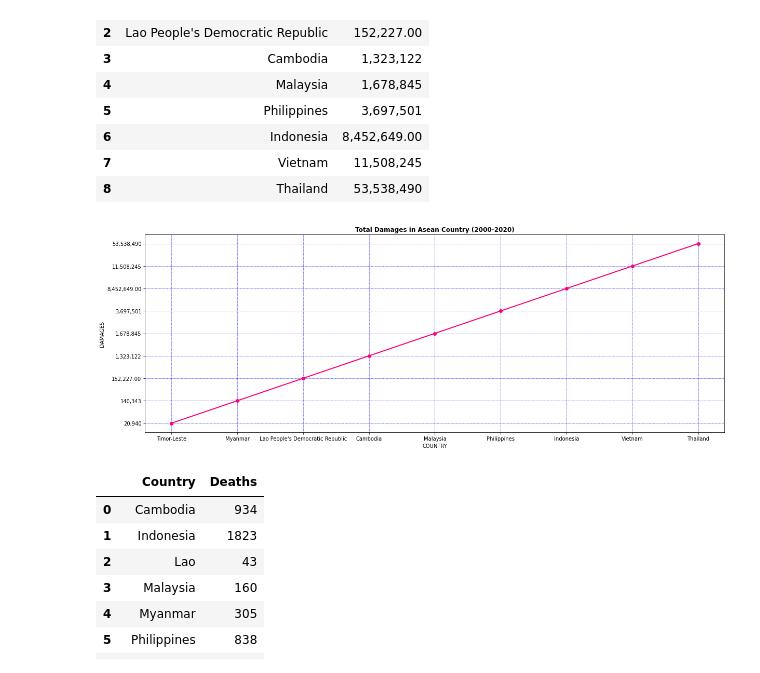
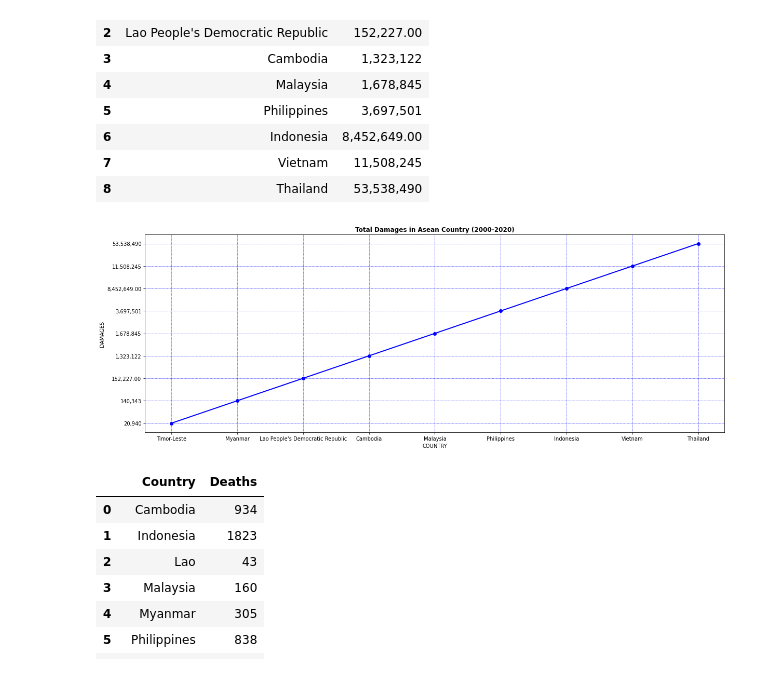
Before and after one commit to KarlAndreiCalimutan/Beta-Tech_BSIT_3207, a Jupyter notebook: Dataset_visual.ipynb, the cells around one changed output. Saved outputs shown, nothing was run; the diff lists cells and outputs as text; code cells hidden in the pictures.

```diff
--- a/Dataset_visual.ipynb
+++ b/Dataset_visual.ipynb
@@ -20,23 +19,20 @@ display(df.iloc[0:])
 | 7 | Vietnam | 11,508,245 |
 | 8 | Thailand | 53,538,490 |
 # %%
-#getting all the values stored in the dataframe/csv
 DAMAGES = df['DAMAGES']
 COUNTRY = df['COUNTRY']
-#changing the size of visualization
 f = plt.figure()
 f.set_figwidth(20)
 f.set_figheight(7)
 
-#creating the plot
-plt.plot(COUNTRY, DAMAGES, 'o-', color ="#FF0075", linewidth = 2)
+plt.plot(COUNTRY, DAMAGES, 'o-', color ="b", linewidth = 2)
 plt.title("Total Damages in Asean Country (2000-2020)", fontweight="bold")
 plt.xlabel("COUNTRY")
 plt.ylabel("DAMAGES")
 plt.grid(color = 'blue', linestyle = '--', linewidth = 0.5)
 plt.show()
 # %% [output]
-[figure, old version]
+[figure, new version]
 # %%
 url = 'https://raw.githubusercontent.com/mushimushe/Beta-Tech_BSIT_3207/main/Data%20Visualizations/Datasets%20csv/Bar%20chart%20line%20graph%20total%20deaths%20in%2020%20year.csv'
 df = pd.read_csv(url)
```
Also changed, not shown: parts of 1 cell of this notebook.
